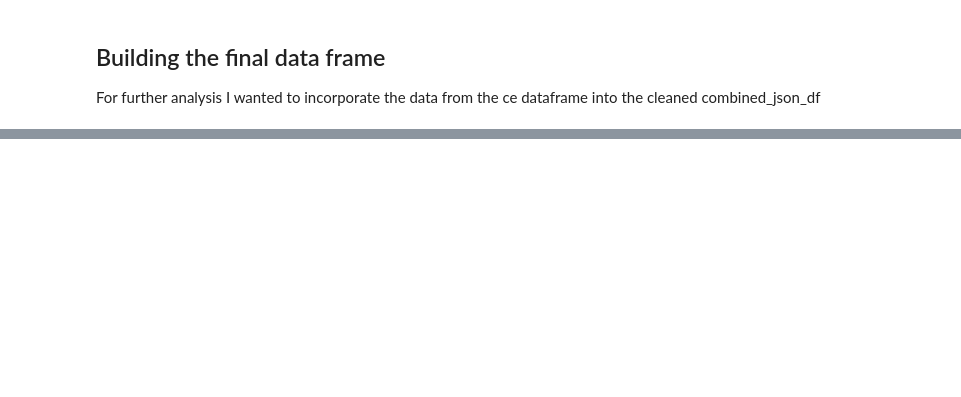
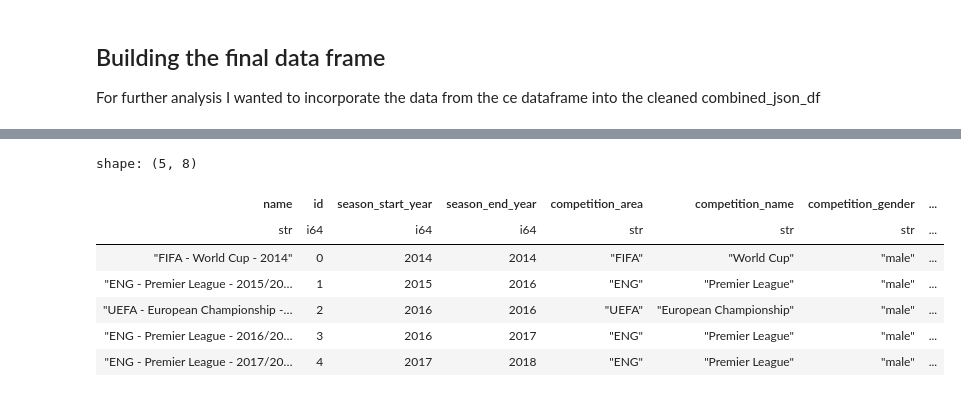
Before and after one commit to ihosten/internship_club_brugge, a Jupyter notebook: start_project/exploratory_analysis.ipynb, the cells around one changed output, grey strips where cells are left out. Saved outputs shown, nothing was run; the diff lists cells and outputs as text; code cells hidden in the pictures; blank space fills up the shorter version.

```diff
--- a/start_project/exploratory_analysis.ipynb
+++ b/start_project/exploratory_analysis.ipynb
@@ -425,6 +382,17 @@ shape: (52, 1)
 # %%
 #dropping ce_df columns that are already present in combined_json_df so there is no overlap
 ce_df = ce_df.drop(["season_id","season_name", "competition_id"])
+# %%
+ce_df.head()
+# %% [output]
+shape: (5, 8)
+| name | id | season_start_year | season_end_year | competition_area | competition_name | competition_gender | ... |
+| str | i64 | i64 | i64 | str | str | str | ... |
+| "FIFA - World Cup - 2014" | 0 | 2014 | 2014 | "FIFA" | "World Cup" | "male" | ... |
+| "ENG - Premier League - 2015/20… | 1 | 2015 | 2016 | "ENG" | "Premier League" | "male" | ... |
+| "UEFA - European Championship -… | 2 | 2016 | 2016 | "UEFA" | "European Championship" | "male" | ... |
+| "ENG - Premier League - 2016/20… | 3 | 2016 | 2017 | "ENG" | "Premier League" | "male" | ... |
+| "ENG - Premier League - 2017/20… | 4 | 2017 | 2018 | "ENG" | "Premier League" | "male" | ... |
 # %%
 # renaming ce_df columns so they don't cause confusion when merging with the combined_json_df
 ce_df = ce_df.rename({
```
Also changed, not shown: parts of 28 cells of this notebook, 3 other files.
